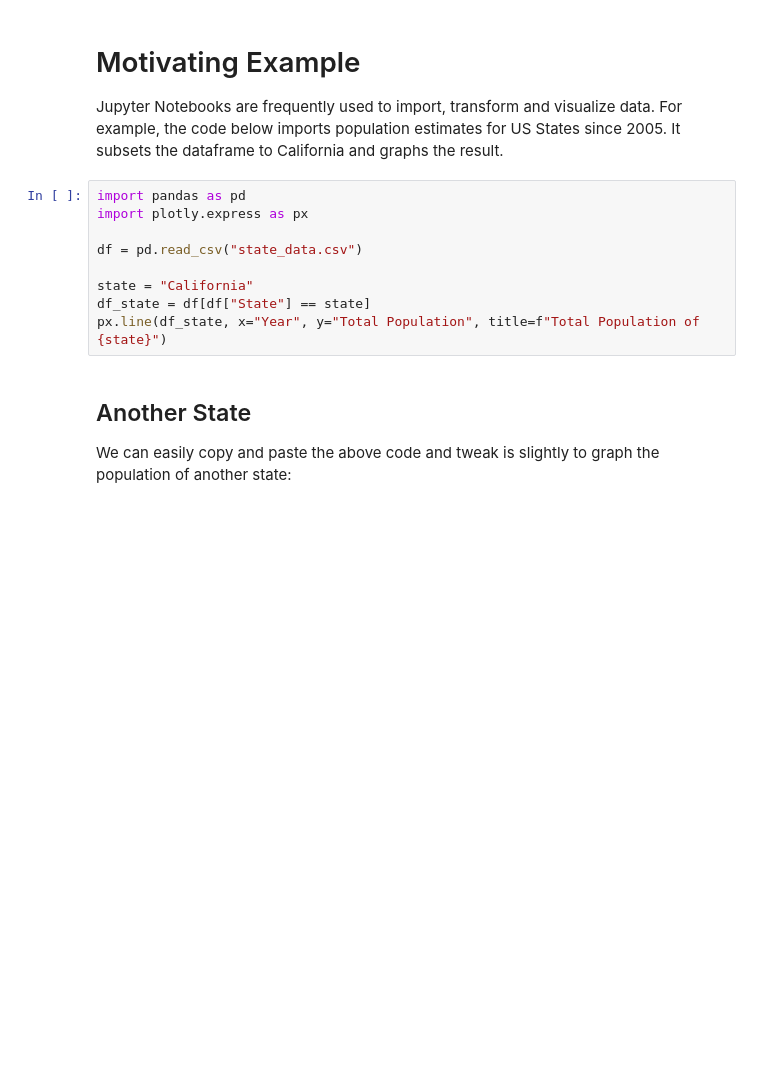
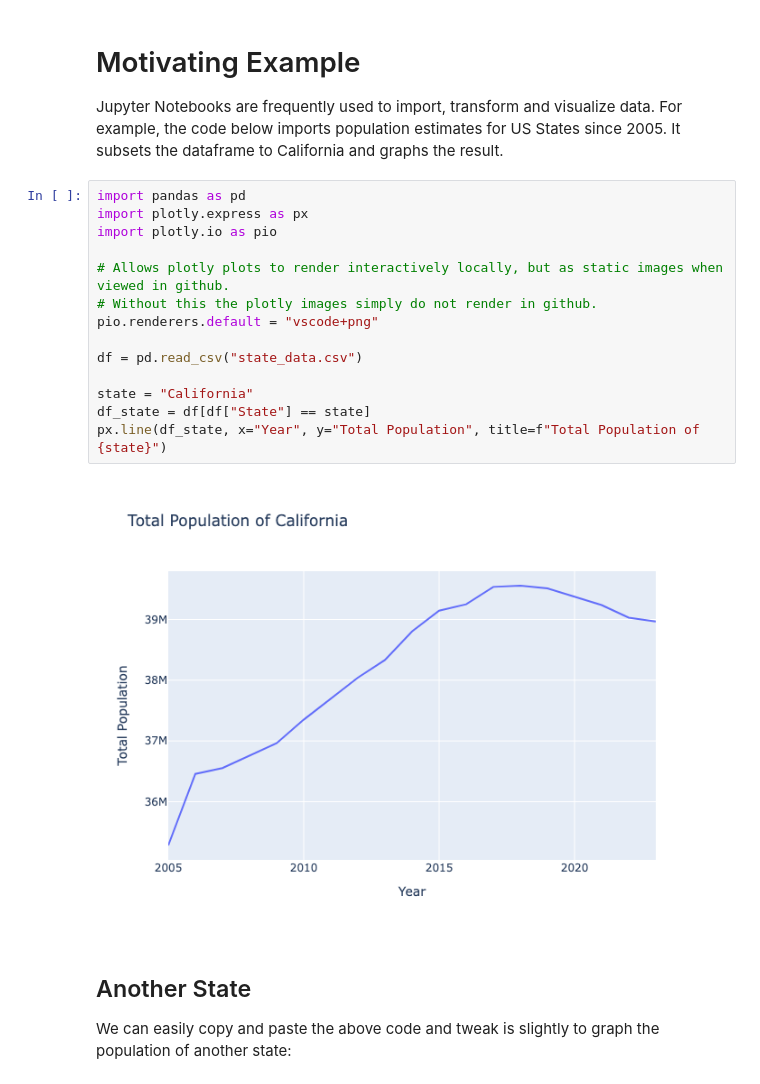
Before and after one commit to skgigliotti/streamlit_tutorial, a Jupyter notebook: motivating_example.ipynb, the cells around one changed output. Saved outputs shown, nothing was run; the diff lists cells and outputs as text; blank space fills up the shorter version.

```diff
--- a/motivating_example.ipynb
+++ b/motivating_example.ipynb
@@ -6,12 +6,19 @@ population estimates for US States since 2005. It subsets the dataframe to Calif
 # %%
 import pandas as pd
 import plotly.express as px
+import plotly.io as pio
+
+# Allows plotly plots to render interactively locally, but as static images when viewed in github.
+# Without this the plotly images simply do not render in github.
+pio.renderers.default = "vscode+png"
 
 df = pd.read_csv("state_data.csv")
 
 state = "California"
 df_state = df[df["State"] == state]
 px.line(df_state, x="Year", y="Total Population", title=f"Total Population of {state}")
+# %% [output]
+[figure, added]
 # %% [markdown]
 ## Another State
 
```
Also changed, not shown: parts of 1 cell of this notebook, 2 other files.
